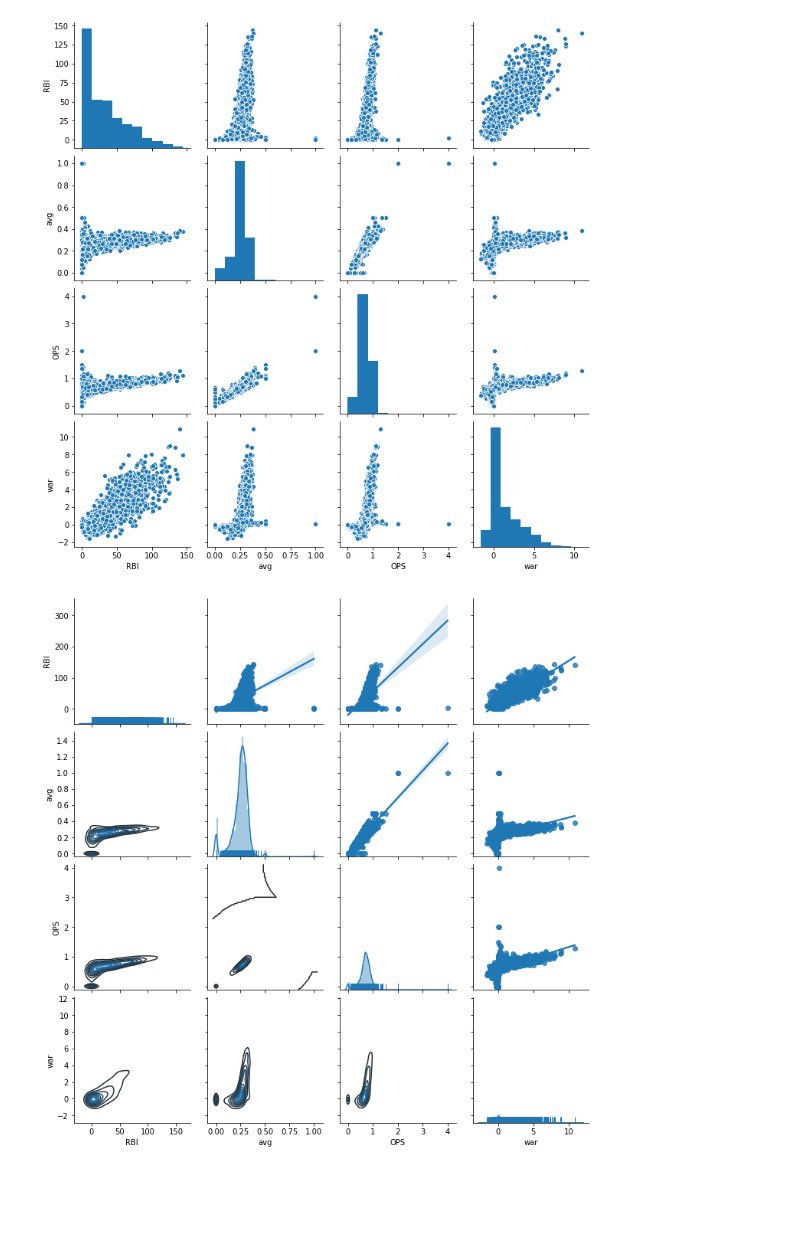
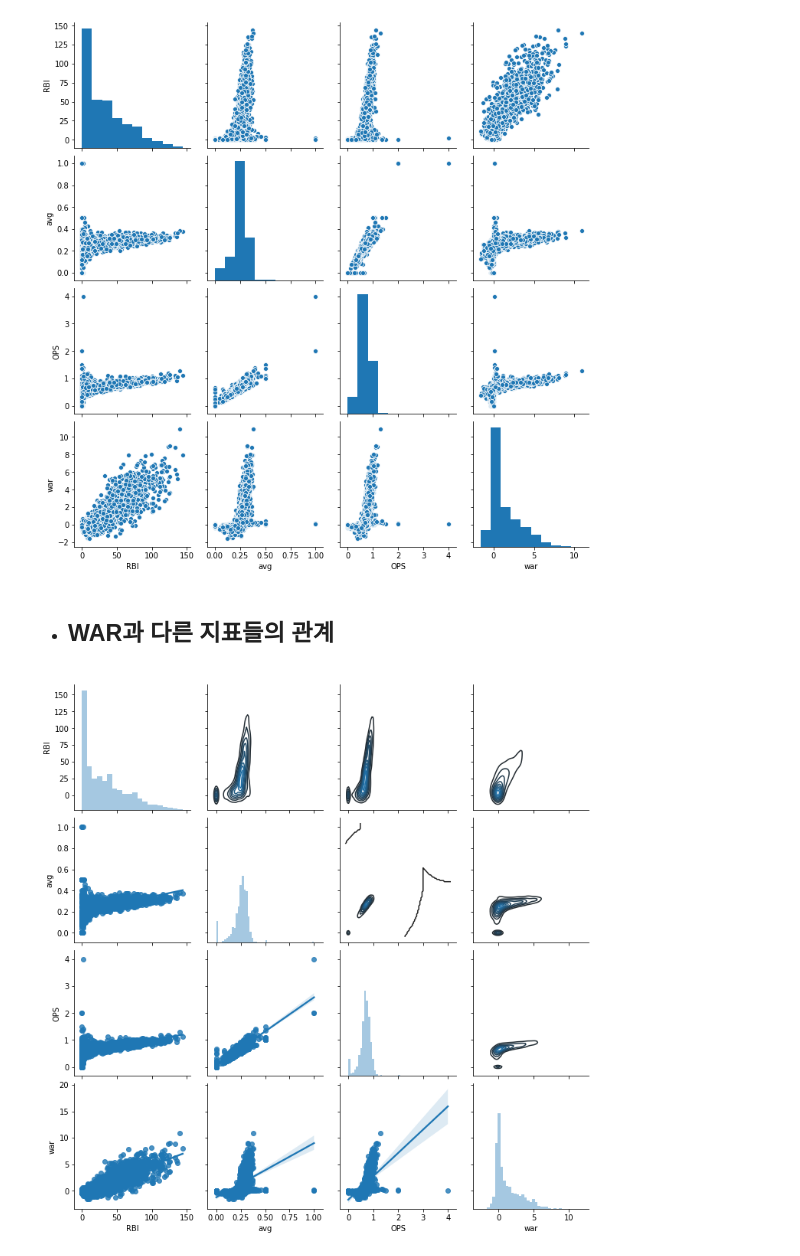
Before and after one commit to kkalkkkal/Datathon_KBO, a Jupyter notebook: KBO_hspark.ipynb, the cells around one changed output. Cells and saved outputs as stored; diff of their text form; code cells hidden in the pictures; blank space fills up the shorter version.

```diff
--- a/KBO_hspark.ipynb
+++ b/KBO_hspark.ipynb
@@ -478,11 +484,14 @@ main_ind.head()
 fig = sns.pairplot(main_ind)
 # %% [output]
 [figure]
+# %% [markdown]
+- WAR과 다른 지표들의 관계
+  -
 # %%
 pair_grid = sns.PairGrid(main_ind)
-pair_grid = pair_grid.map_upper(sns.regplot)
-pair_grid = pair_grid.map_lower(sns.kdeplot)
-pair_grid = pair_grid.map_diag(sns.distplot, rug=True)
+pair_grid = pair_grid.map_upper(sns.kdeplot, shade=False)
+pair_grid = pair_grid.map_lower(sns.regplot, fit_reg=True)
+pair_grid = pair_grid.map_diag(sns.distplot, kde=False)
 plt.show()
 # %% [output]
-[figure, old version]
+[figure, new version]
```
Also changed, not shown: parts of 3 cells of this notebook.
